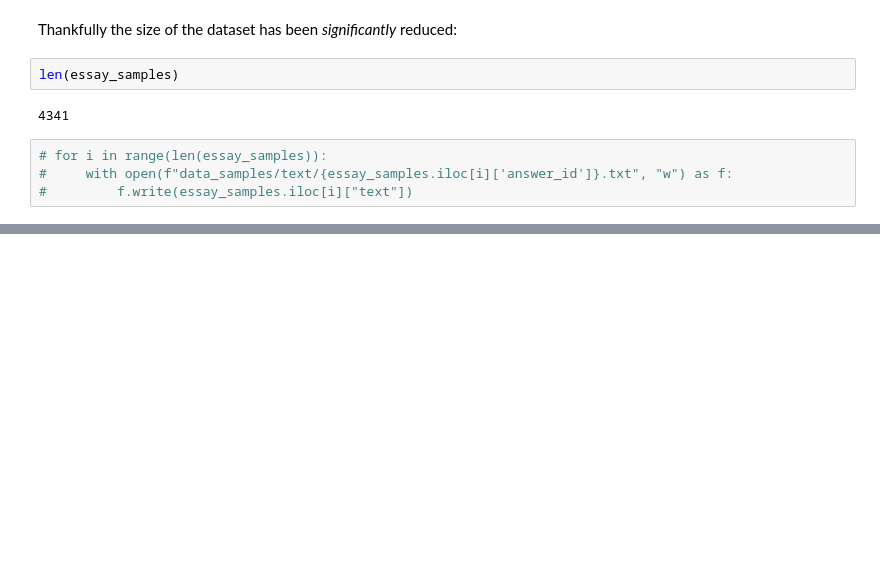
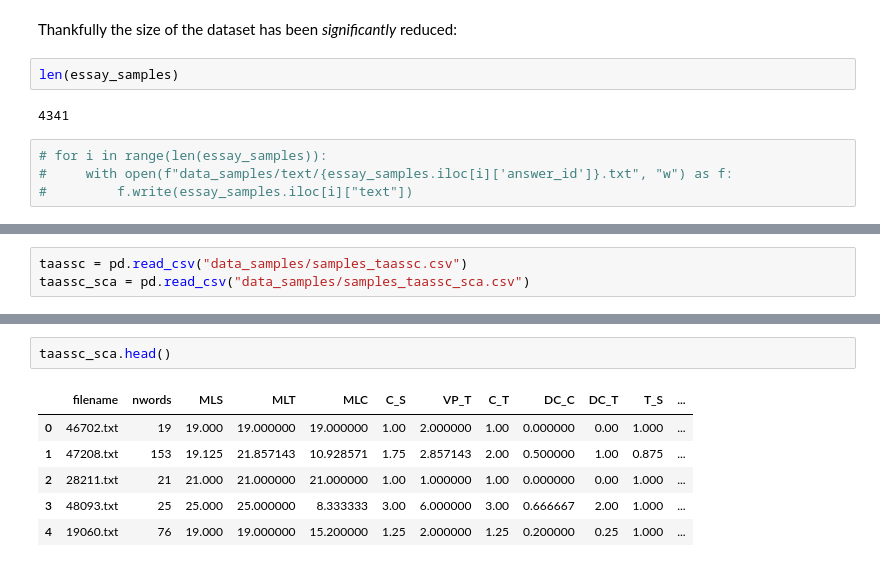
Before and after one commit to Data-Science-for-Linguists-2022/esl-syntactic-analysis, a Jupyter notebook: prepare-final-data.ipynb, the cells around one changed output, grey strips where cells are left out. Cells and saved outputs as stored; diff of their text form; blank space fills up the shorter version.

```diff
--- a/prepare-final-data.ipynb
+++ b/prepare-final-data.ipynb
@@ -157,0 +157,3 @@ I'll finish this once TAASSC is done processing the data.
+# %%
+taassc = pd.read_csv("data_samples/samples_taassc.csv")
+taassc_sca = pd.read_csv("data_samples/samples_taassc_sca.csv")
@@ -157,0 +170,9 @@ I'll finish this once TAASSC is done processing the data.
+# %%
+taassc_sca.head()
+# %% [output]
+|  | filename | nwords | MLS | MLT | MLC | C_S | VP_T | C_T | DC_C | DC_T | T_S | ... |
+| 0 | 46702.txt | 19 | 19.000 | 19.000000 | 19.000000 | 1.00 | 2.000000 | 1.00 | 0.000000 | 0.00 | 1.000 | ... |
+| 1 | 47208.txt | 153 | 19.125 | 21.857143 | 10.928571 | 1.75 | 2.857143 | 2.00 | 0.500000 | 1.00 | 0.875 | ... |
+| 2 | 28211.txt | 21 | 21.000 | 21.000000 | 21.000000 | 1.00 | 1.000000 | 1.00 | 0.000000 | 0.00 | 1.000 | ... |
+| 3 | 48093.txt | 25 | 25.000 | 25.000000 | 8.333333 | 3.00 | 6.000000 | 3.00 | 0.666667 | 2.00 | 1.000 | ... |
+| 4 | 19060.txt | 76 | 19.000 | 19.000000 | 15.200000 | 1.25 | 2.000000 | 1.25 | 0.200000 | 0.25 | 1.000 | ... |
```
Also changed, not shown: parts of 10 cells of this notebook, 7 other files.
